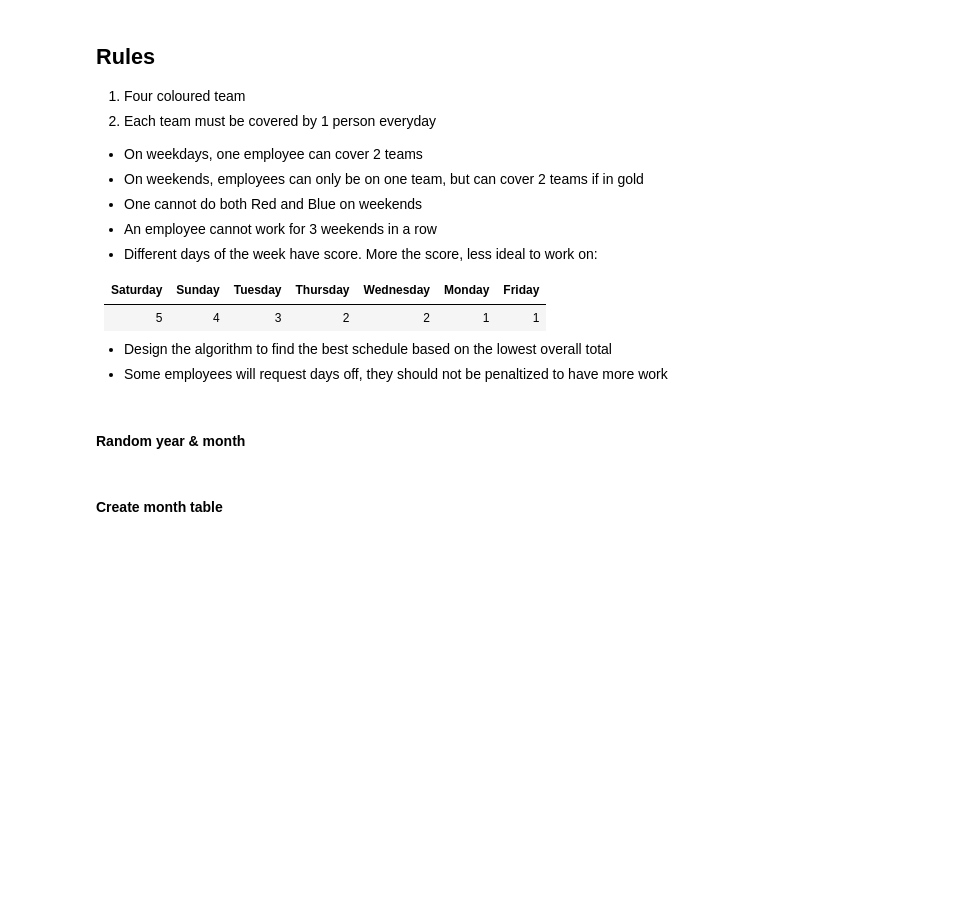
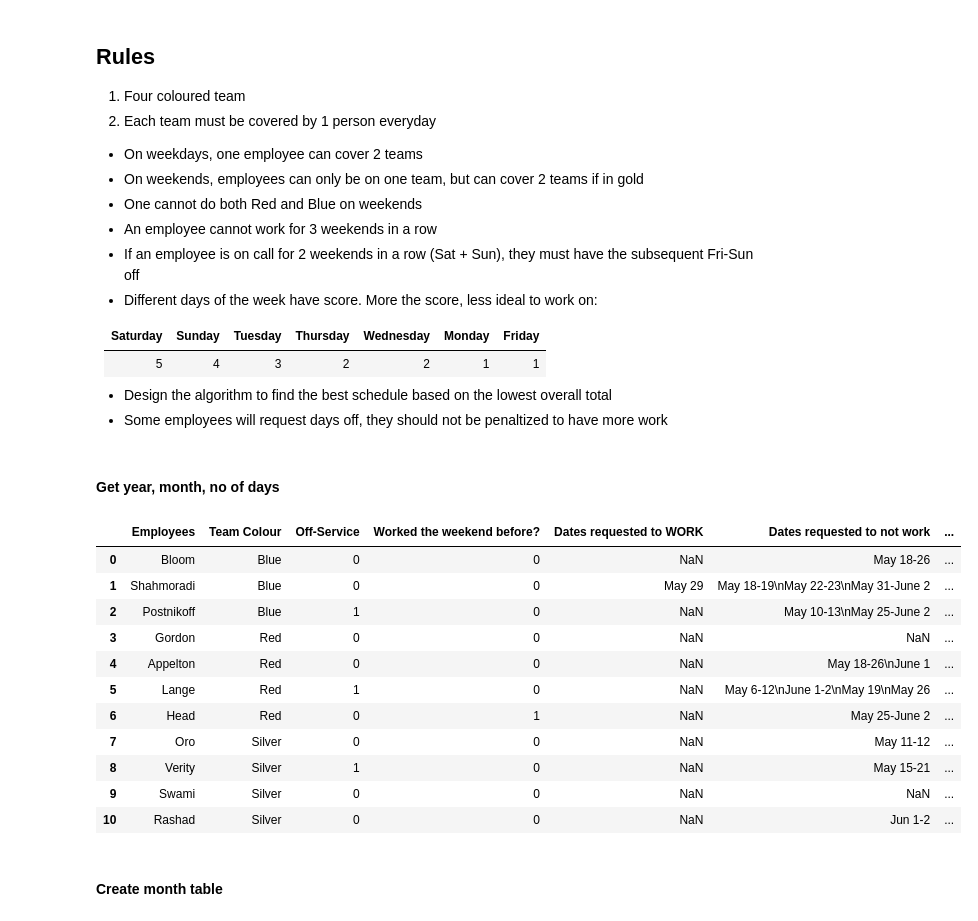
Before and after one commit to suhail511/employee-schedule, a Jupyter notebook: create_table.ipynb, the cells around one changed output. Drawn from its saved outputs; the diff is of its cells as text; code cells hidden in the pictures; blank space fills up the shorter version.

```diff
--- a/create_table.ipynb
+++ b/create_table.ipynb
@@ -6,6 +6,7 @@
 * On weekends, employees can only be on one team, but can cover 2 teams if in gold
 * One cannot do both Red and Blue on weekends
 * An employee cannot work for 3 weekends in a row
+* If an employee is on call for 2 weekends in a row (Sat + Sun), they must have the subsequent Fri-Sun off
 * Different days of the week have score. More the score, less ideal to work on:
 
 | Saturday |Sunday | Tuesday |Thursday |Wednesday |Monday | Friday |
@@ -45,3 +18,27 @@ warnings.filterwarnings("ignore")
+# %%
+import random
+import calendar
+import pandas as pd
+import numpy as np
+from numpy.random import choice
+import timeit
+import csv
+import warnings
+import datetime
+from datetime import date, timedelta
+
+# warnings.filterwarnings("ignore")
+# Read from CSV or Not (True = read, False = Random)
+read_from_csv = True
+
+if read_from_csv:
+    global cycle_start_date
+    global cycle_no_of_days
+    global no_of_empl
+
+    cycle_start_date= "May 06, 2019"
+    cycle_no_of_days= 28
+    no_of_empl= 11
 # %% [markdown]
-#### Random year & month
+#### Get year, month, no of days
 # %%
@@ -58,3 +56,20 @@ def get_dates():
+# %%
+if read_from_csv:
+    file = pd.read_csv("call_schedule.csv", usecols = [0,1,2,3,4,5,6,7], nrows = no_of_empl)
+    display(file)
+# %% [output]
+|  | Employees | Team Colour | Off-Service | Worked the weekend before? | Dates requested to WORK | Dates requested to not work | ... |
+| 0 | Bloom | Blue | 0 | 0 | NaN | May 18-26 | ... |
+| 1 | Shahmoradi | Blue | 0 | 0 | May 29 | May 18-19\nMay 22-23\nMay 31-June 2 | ... |
+| 2 | Postnikoff | Blue | 1 | 0 | NaN | May 10-13\nMay 25-June 2 | ... |
+| 3 | Gordon | Red | 0 | 0 | NaN | NaN | ... |
+| 4 | Appelton | Red | 0 | 0 | NaN | May 18-26\nJune 1 | ... |
+| 5 | Lange | Red | 1 | 0 | NaN | May 6-12\nJune 1-2\nMay 19\nMay 26 | ... |
+| 6 | Head | Red | 0 | 1 | NaN | May 25-June 2 | ... |
+| 7 | Oro | Silver | 0 | 0 | NaN | May 11-12 | ... |
+| 8 | Verity | Silver | 1 | 0 | NaN | May 15-21 | ... |
+| 9 | Swami | Silver | 0 | 0 | NaN | NaN | ... |
+| 10 | Rashad | Silver | 0 | 0 | NaN | Jun 1-2 | ... |
 # %% [markdown]
 #### Create month table
 # %%
```
Also changed, not shown: parts of 18 cells of this notebook, 1 other file.
